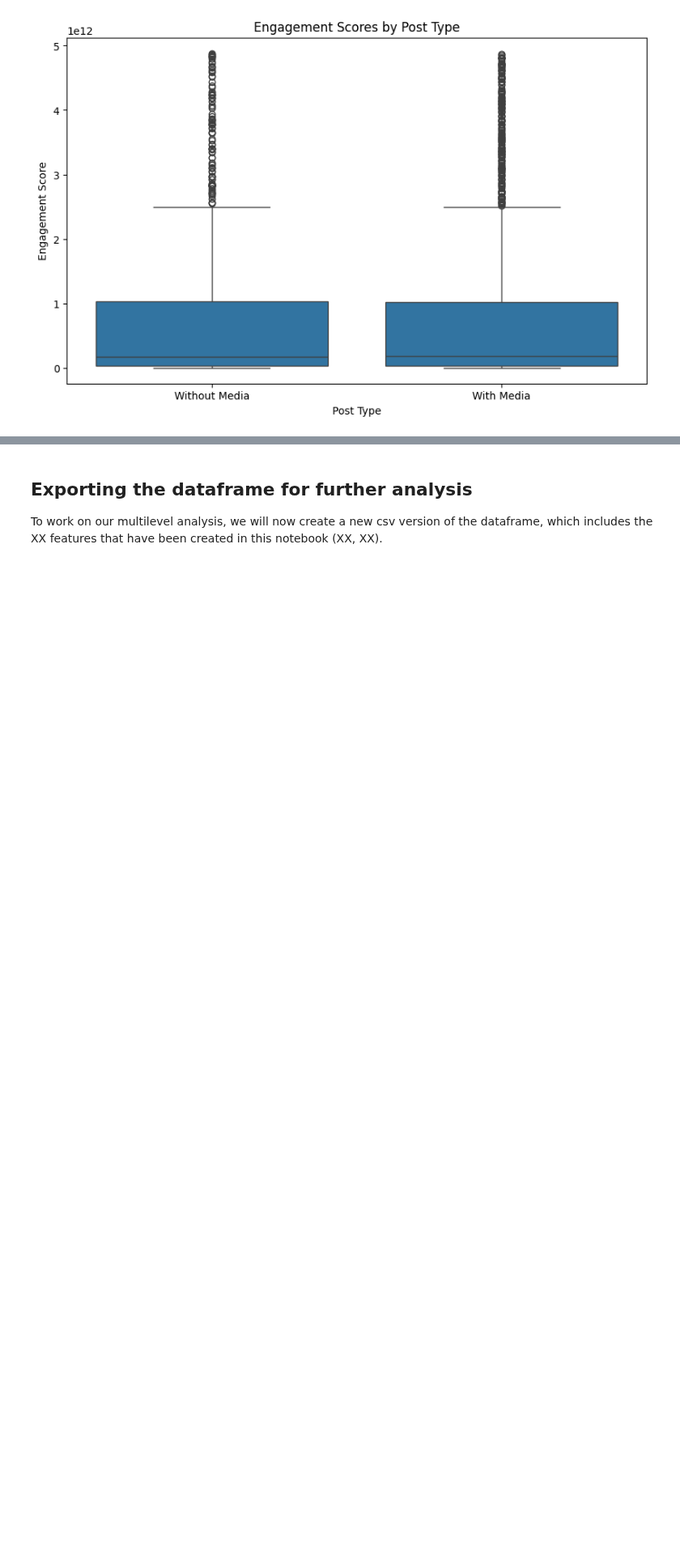
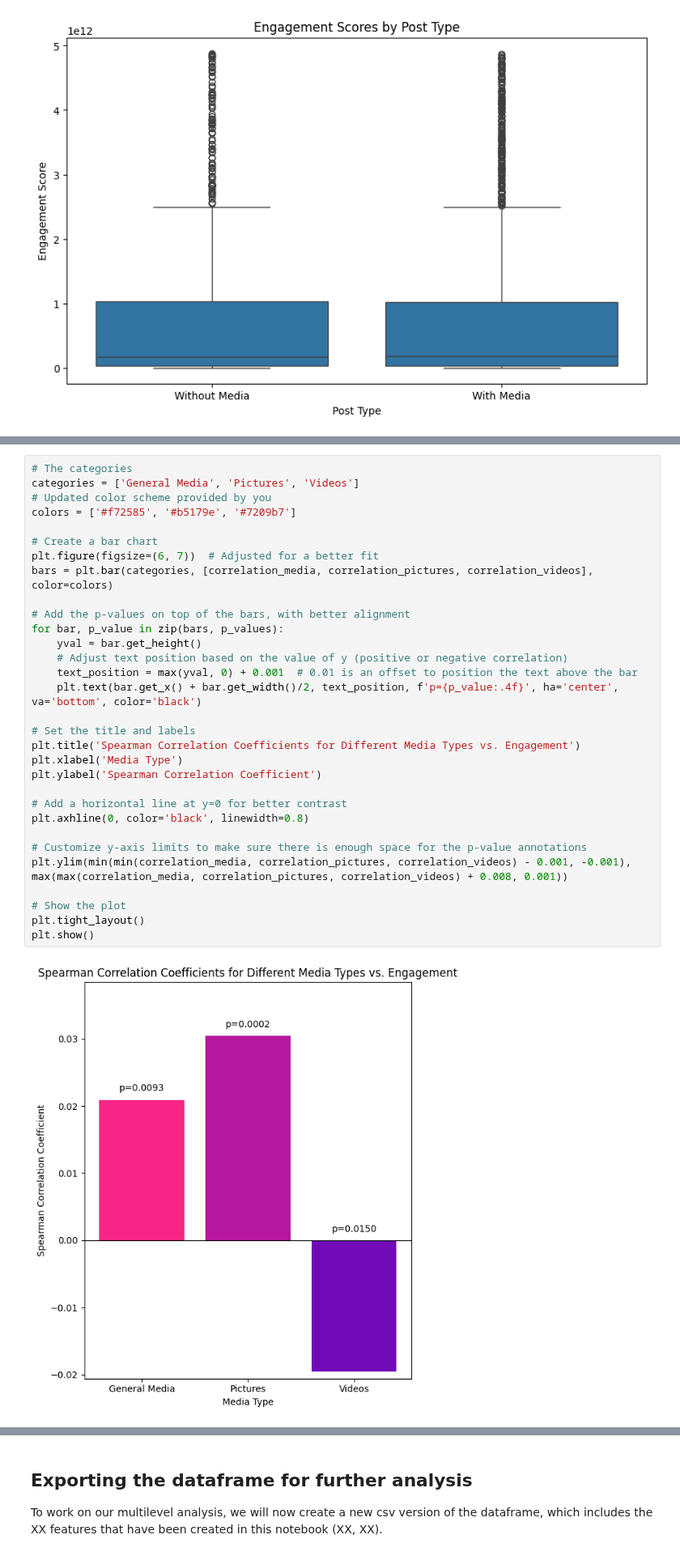
Before and after one commit to crlhbs/Group1_MarketingStrategy, a Jupyter notebook: Testing_H2.ipynb, the cells around one changed output, grey strips where cells are left out. Shown at 81% size. Cells and saved outputs as stored; diff of their text form; blank space fills up the shorter version.

```diff
--- a/Testing_H2.ipynb
+++ b/Testing_H2.ipynb
@@ -418,0 +431,33 @@ df.head(5)
+# %%
+# The categories
+categories = ['General Media', 'Pictures', 'Videos']
+# Updated color scheme provided by you
+colors = ['#f72585', '#b5179e', '#7209b7']
+
+# Create a bar chart
+plt.figure(figsize=(6, 7))  # Adjusted for a better fit
+bars = plt.bar(categories, [correlation_media, correlation_pictures, correlation_videos], color=colors)
+
+# Add the p-values on top of the bars, with better alignment
+for bar, p_value in zip(bars, p_values):
+    yval = bar.get_height()
+    # Adjust text position based on the value of y (positive or negative correlation)
+    text_position = max(yval, 0) + 0.001  # 0.01 is an offset to position the text above the bar
+    plt.text(bar.get_x() + bar.get_width()/2, text_position, f'p={p_value:.4f}', ha='center', va='bottom', color='black')
+
+# Set the title and labels
+plt.title('Spearman Correlation Coefficients for Different Media Types vs. Engagement')
+plt.xlabel('Media Type')
+plt.ylabel('Spearman Correlation Coefficient')
+
+# Add a horizontal line at y=0 for better contrast
+plt.axhline(0, color='black', linewidth=0.8)
+
+# Customize y-axis limits to make sure there is enough space for the p-value annotations
+plt.ylim(min(min(correlation_media, correlation_pictures, correlation_videos) - 0.001, -0.001), max(max(correlation_media, correlation_pictures, correlation_videos) + 0.008, 0.001))
+
+# Show the plot
+plt.tight_layout()
+plt.show()
+# %% [output]
+[figure, added]
```
Also changed, not shown: parts of 14 cells of this notebook.
